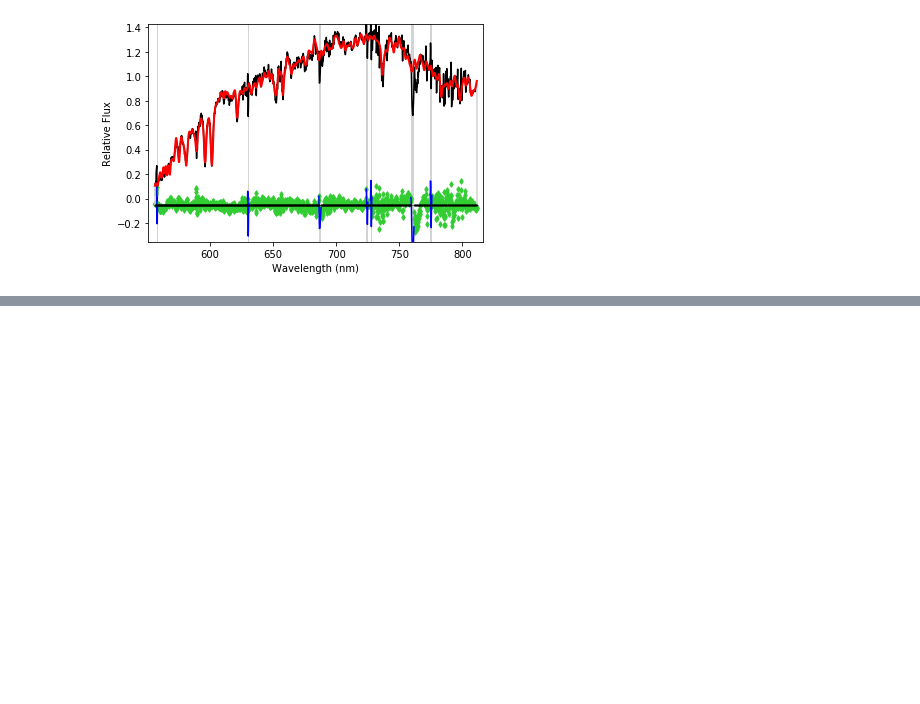
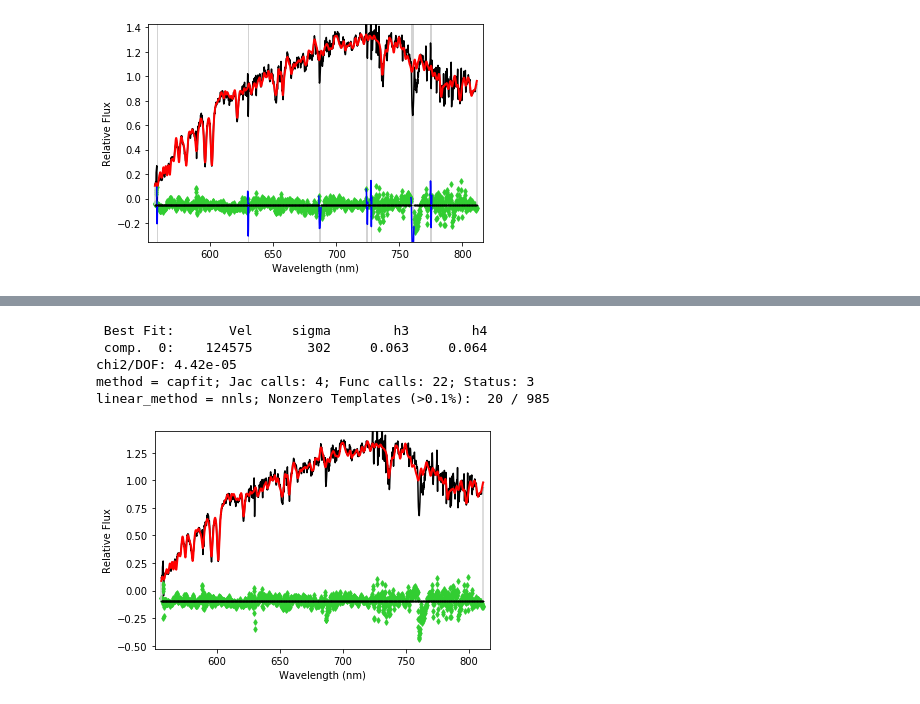
Before and after one commit to pmozumdar/ppxf_code, a Jupyter notebook: Try_Vazdekis_lib.ipynb, the cells around one changed output, grey strips where cells are left out. Saved outputs shown, nothing was run; the diff lists cells and outputs as text; code cells hidden in the pictures; blank space fills up the shorter version.

```diff
--- a/Try_Vazdekis_lib.ipynb
+++ b/Try_Vazdekis_lib.ipynb
@@ -294,0 +311,11 @@ linear_method = nnls; Nonzero Templates (>0.1%):  23 / 985
+# %%
+## Fitting with logrithmically rebinned noise and without masking
+pp = ppxf(templates, spectra_galaxy_new, noise_new, velocity_scale, start, moments=4,
+         plot=True, vsyst=dv, lam=np.exp(log_lamda_galaxy))
+# %% [output]
+ Best Fit:       Vel     sigma        h3        h4
+ comp.  0:    124575       302     0.063     0.064
+chi2/DOF: 4.42e-05
+method = capfit; Jac calls: 4; Func calls: 22; Status: 3
+linear_method = nnls; Nonzero Templates (>0.1%):  20 / 985
+[figure, added]
```
Also changed, not shown: parts of 3 cells of this notebook.
